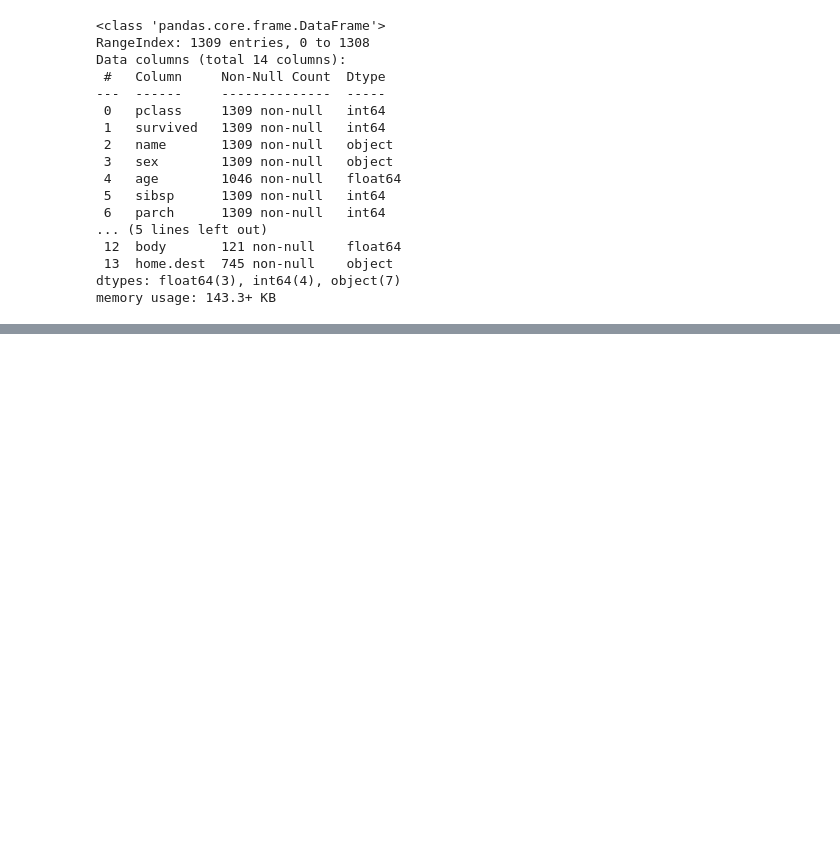
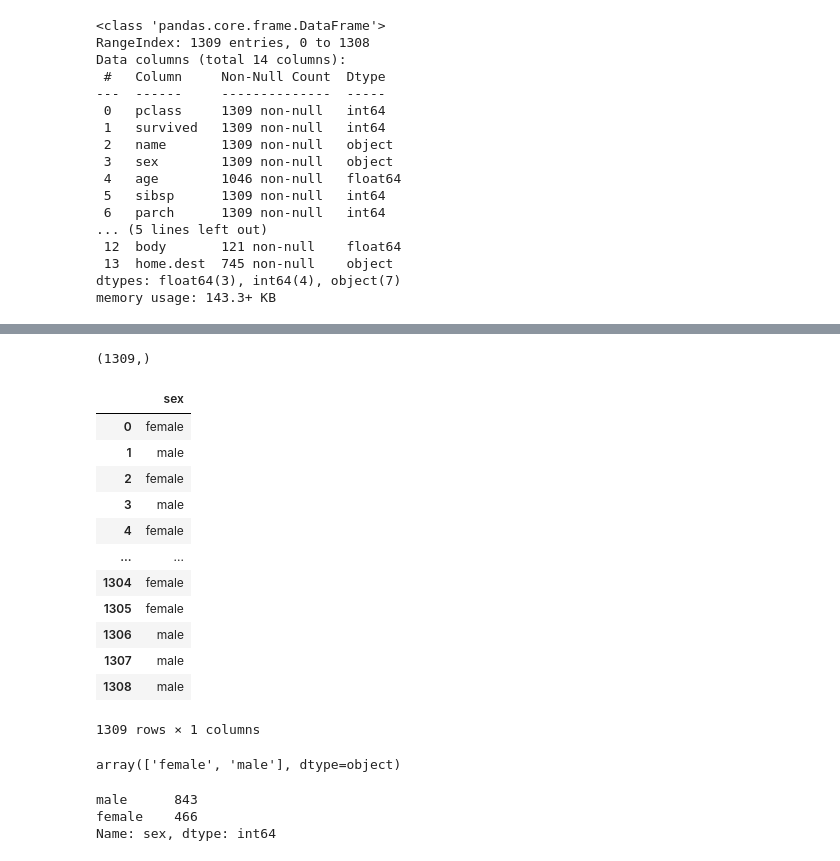
Before and after one commit to Sweksha30/Swekshadata, a Jupyter notebook: Untitled2.ipynb, the cells around one changed output, grey strips where cells are left out. Drawn from its saved outputs; the diff is of its cells as text; code cells hidden in the pictures; blank space fills up the shorter version.

```diff
--- a/Untitled2.ipynb
+++ b/Untitled2.ipynb
@@ -51,0 +92,30 @@ memory usage: 143.3+ KB
+# %%
+titanic['sex'].shape
+# %% [output]
+(1309,)
+# %%
+titanic[['sex']]
+# %% [output]
+|  | sex |
+| 0 | female |
+| 1 | male |
+| 2 | female |
+| 3 | male |
+| 4 | female |
+| ... | ... |
+| 1304 | female |
+| 1305 | female |
+| 1306 | male |
+| 1307 | male |
+| 1308 | male |
+1309 rows × 1 columns
+# %%
+titanic['sex'].unique()
+# %% [output]
+array(['female', 'male'], dtype=object)
+# %%
+titanic['sex'].value_counts()
+# %% [output]
+male      843
+female    466
+Name: sex, dtype: int64
```
Also changed, not shown: parts of 6 cells of this notebook.
